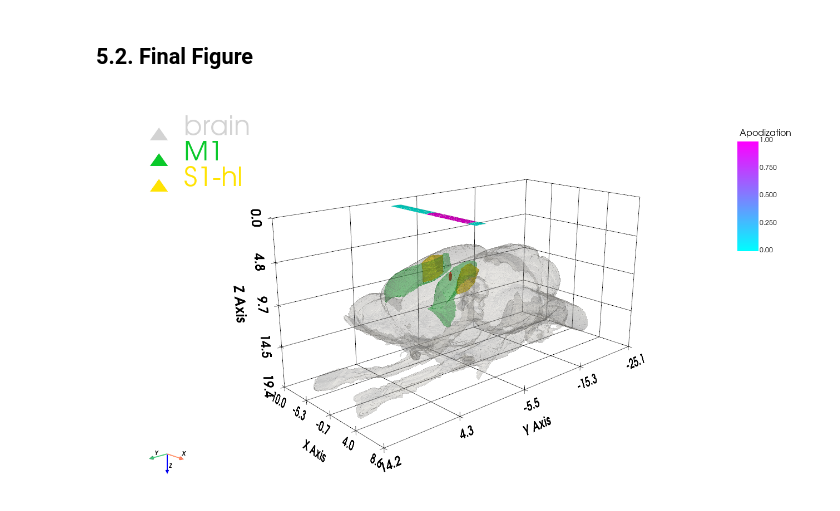
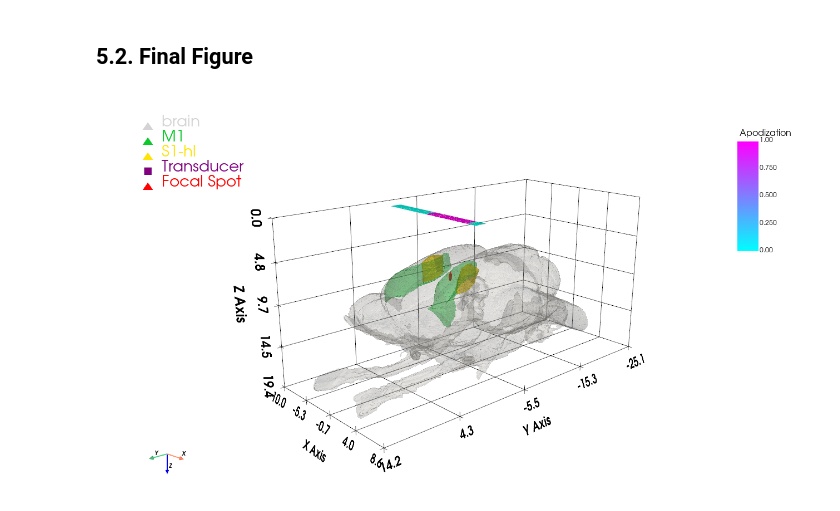
Before and after one commit to EstebanRivera08/eSDIva, a Jupyter notebook: notebook/Tutorial_NeuroSono.ipynb, the cells around one changed output. Cells and saved outputs as stored; diff of their text form; code cells hidden in the pictures.

```diff
--- a/notebook/Tutorial_NeuroSono.ipynb
+++ b/notebook/Tutorial_NeuroSono.ipynb
@@ -443,15 +443,15 @@ translation vector: [-10.374  13.484   2.228]
 # %%
 final_brain = plot_brain(pv_Full_Brain_translate, pv_M1_reg_translate, pv_SO_reg_translate,
                            region1_name= Brain_Reg_M1_name,region2_name= Brain_Reg_SO_name, notebook= True,
                            camera_position=[(60.226863333287426, 51.83283660351156, -16.074907119237693),
  (7.674805857873119, 4.590226600031496, 6.188799095717804),
  (-0.1728800610715033, -0.25591598557186734, -0.9511148683585453)]
  )
 final_brain = add_transducer_to_plotter(final_brain, TX_mesh)
 final_brain = add_pressure_to_plotter(final_brain, pressure_vol_mesh, plot_focal_spot = True)
-
-final_brain.camera.up = (0,0, -1)  # set the camera up vector to Z axis
-final_brain.show(jupyter_backend='static')  # Add this parameter
+final_brain.add_legend(loc = 'upper left')   # show legend
+final_brain.camera.up = (0,0, -1)            # set the camera up vector to Z axis
+final_brain.show(jupyter_backend='static')   # Add this parameter
 # %% [output]
-[figure, old version]
+[figure, new version]
 # %%
```
Also changed, not shown: parts of 7 cells of this notebook, 7 other files.
